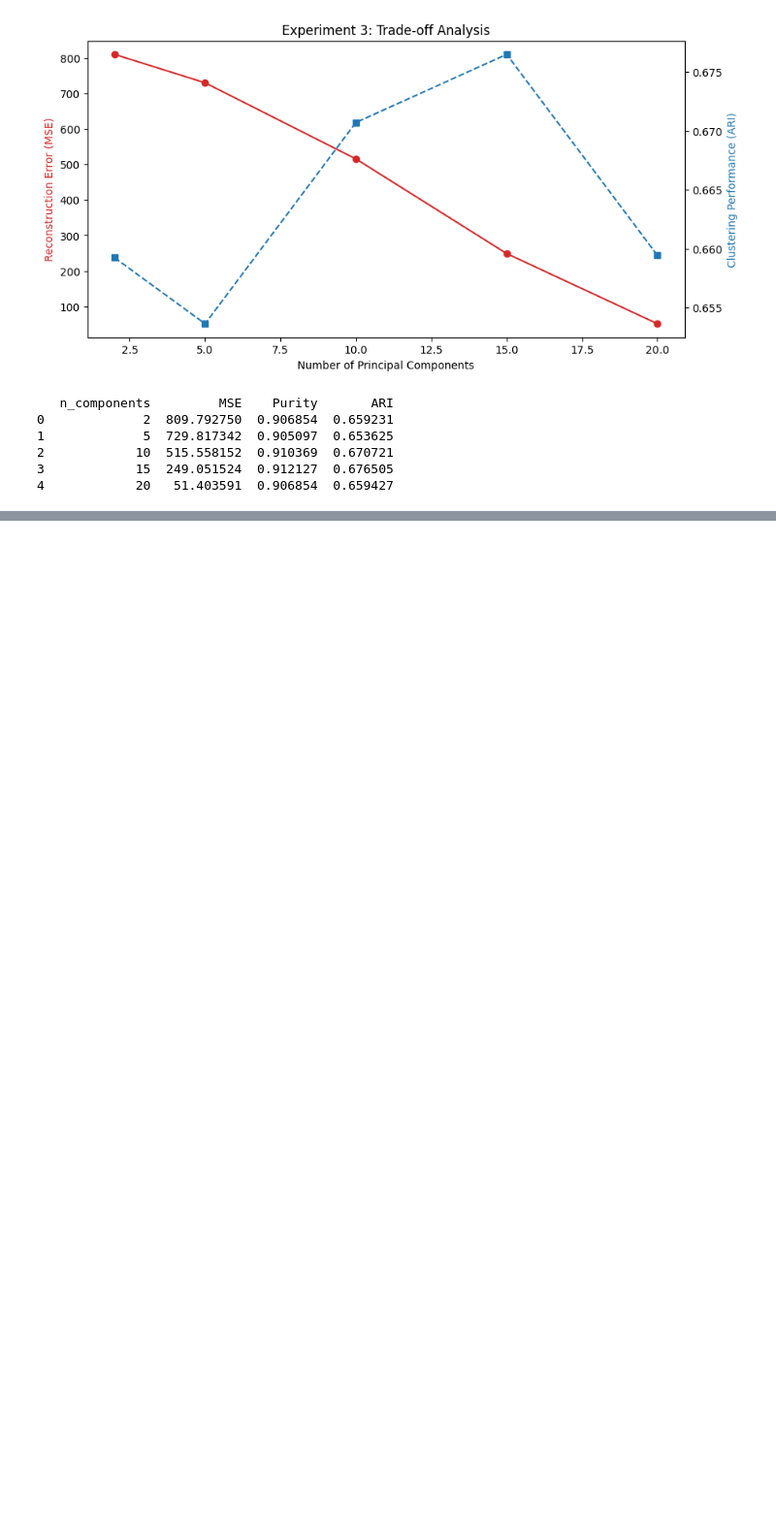
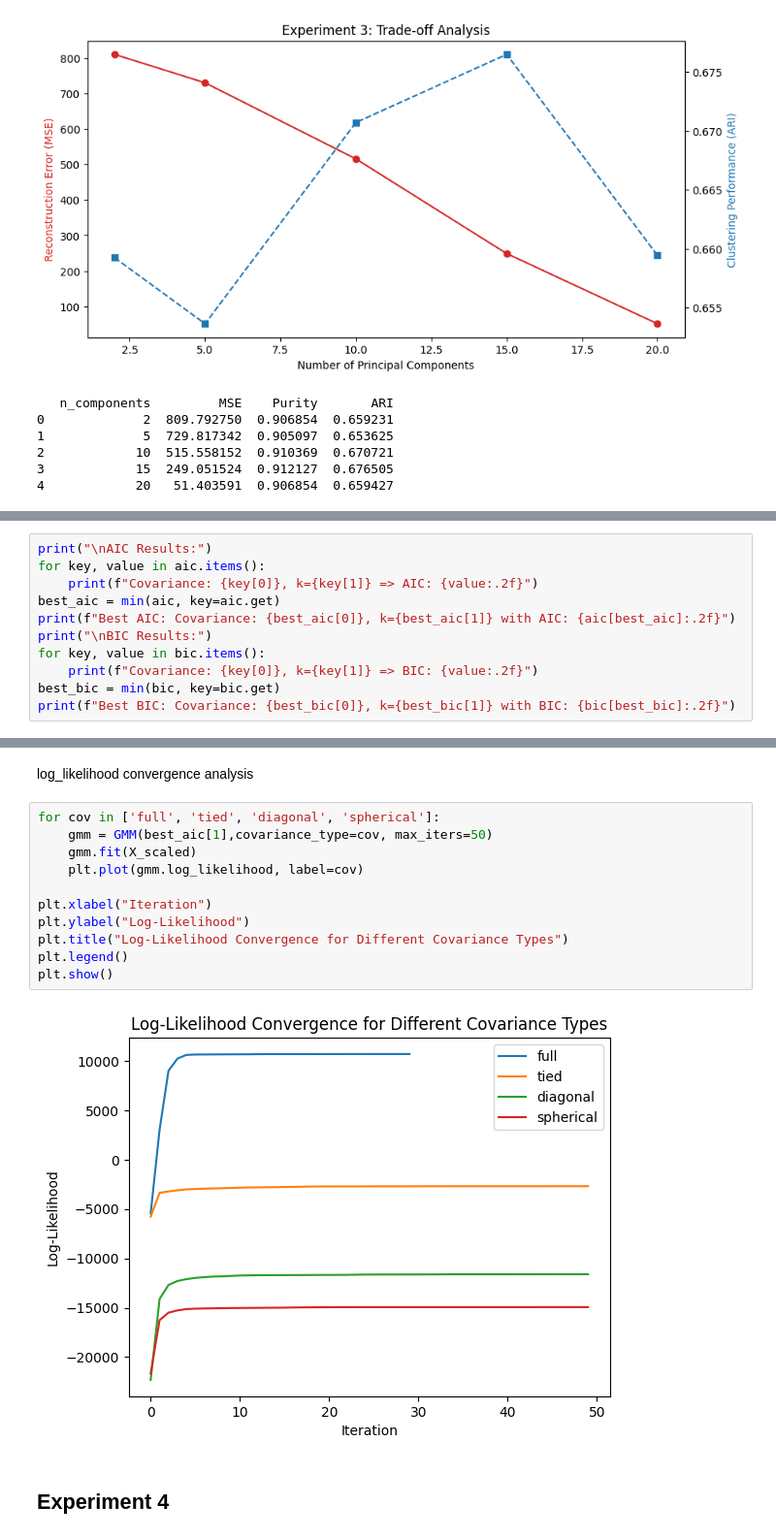
Before and after one commit to RoberRamzy/Dimensionality-Reduction-and-Clustering-Algorithms, a Jupyter notebook: project.ipynb, the cells around one changed output, grey strips where cells are left out. Shown at 97% size. Saved outputs shown, nothing was run; the diff lists cells and outputs as text; blank space fills up the shorter version.

```diff
--- a/project.ipynb
+++ b/project.ipynb
@@ -1247,0 +1299,11 @@ print(df_exp3)
+# %%
+print("\nAIC Results:")
+for key, value in aic.items():
+    print(f"Covariance: {key[0]}, k={key[1]} => AIC: {value:.2f}")
+best_aic = min(aic, key=aic.get)
+print(f"Best AIC: Covariance: {best_aic[0]}, k={best_aic[1]} with AIC: {aic[best_aic]:.2f}")
+print("\nBIC Results:")
+for key, value in bic.items():
+    print(f"Covariance: {key[0]}, k={key[1]} => BIC: {value:.2f}")
+best_bic = min(bic, key=bic.get)
+print(f"Best BIC: Covariance: {best_bic[0]}, k={best_bic[1]} with BIC: {bic[best_bic]:.2f}")
@@ -1247,0 +1349,17 @@ print(df_exp3)
+# %% [markdown]
+log_likelihood convergence analysis
+# %%
+for cov in ['full', 'tied', 'diagonal', 'spherical']:
+    gmm = GMM(best_aic[1],covariance_type=cov, max_iters=50)
+    gmm.fit(X_scaled)
+    plt.plot(gmm.log_likelihood, label=cov)
+
+plt.xlabel("Iteration")
+plt.ylabel("Log-Likelihood")
+plt.title("Log-Likelihood Convergence for Different Covariance Types")
+plt.legend()
+plt.show()
+# %% [output]
+[figure, added]
+# %% [markdown]
+<h2> Experiment 4
```
Also changed, not shown: parts of 8 cells of this notebook.
